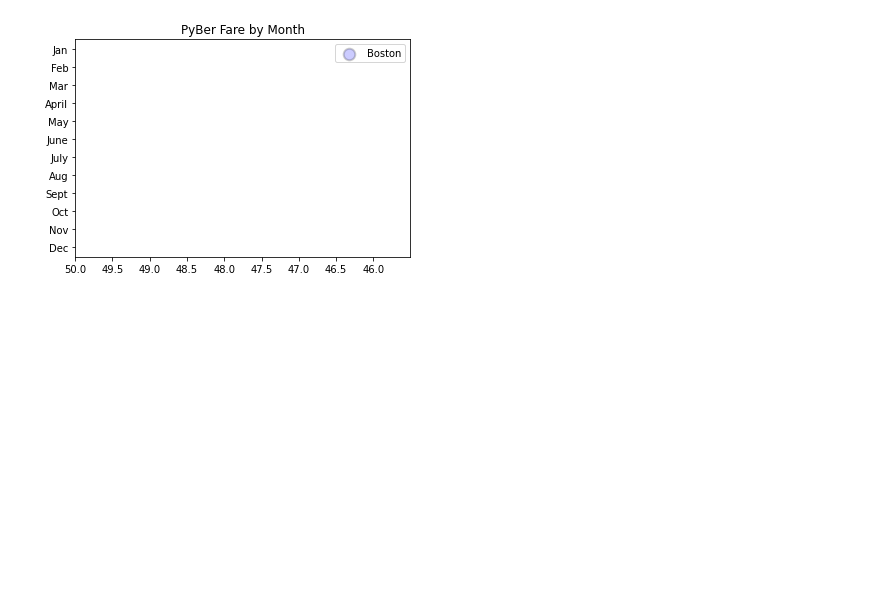
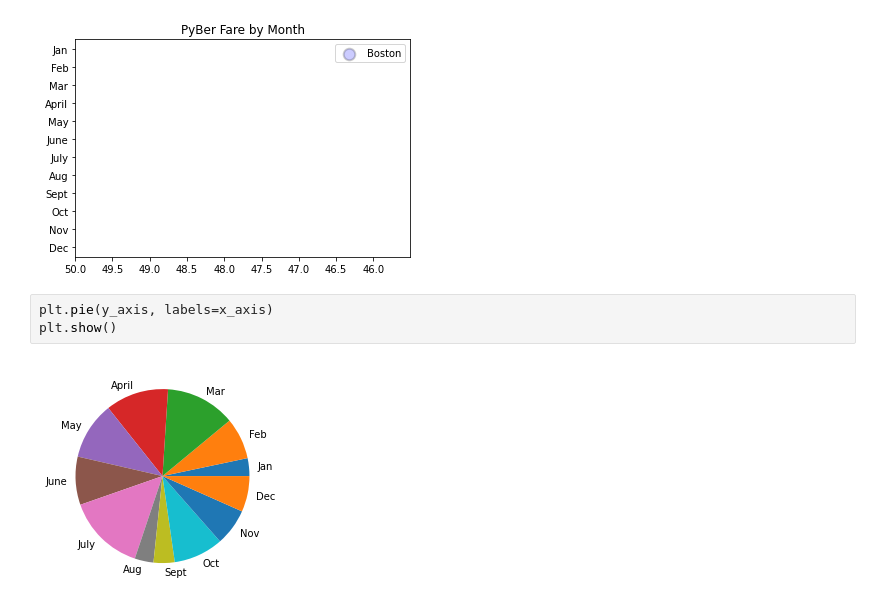
Before and after one commit to tfoster-ut/PyBer_Analysis, a Jupyter notebook: matplotlib_practice.ipynb, the cells around one changed output. Saved outputs shown, nothing was run; the diff lists cells and outputs as text; blank space fills up the shorter version.

Commit message:
tested all charts

```diff
--- a/matplotlib_practice.ipynb
+++ b/matplotlib_practice.ipynb
@@ -254,3 +254,8 @@ ax.legend()
 # %% [output]
 <matplotlib.legend.Legend at 0x...>
 [figure]
+# %%
+plt.pie(y_axis, labels=x_axis)
+plt.show()
+# %% [output]
+[figure, added]
```
Also changed, not shown: parts of 14 cells of this notebook, 1 other file.
